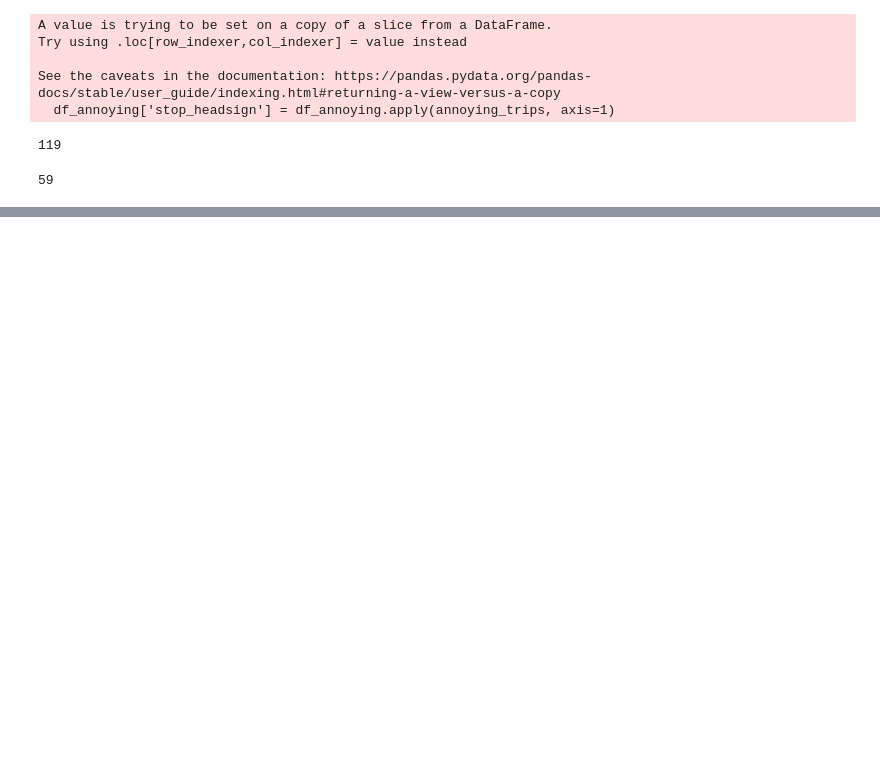
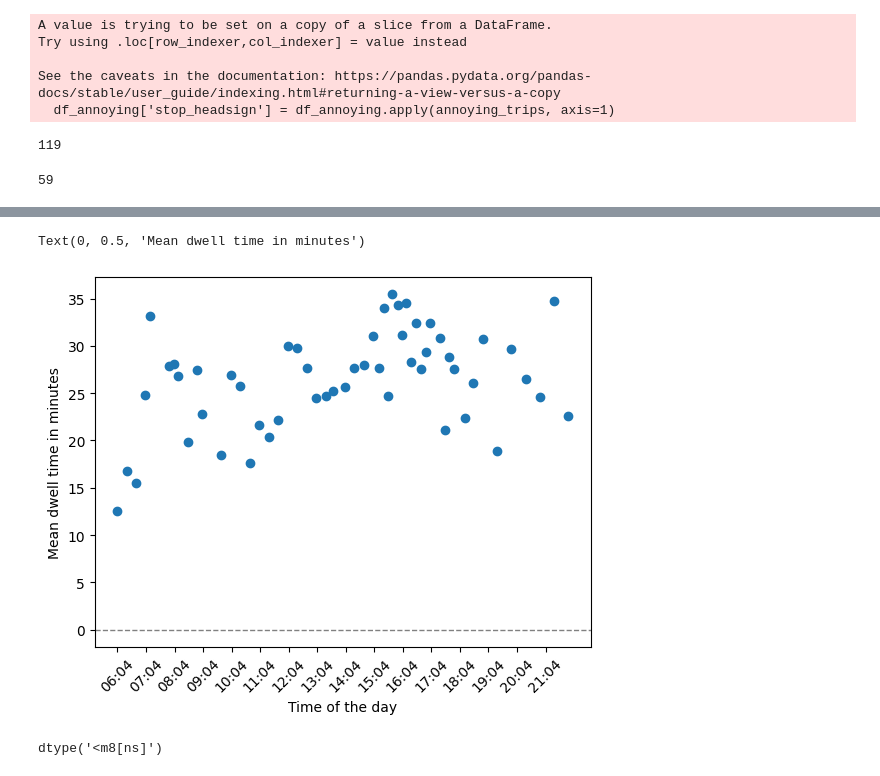
Before and after one commit to jesus-martinez02/PT-Project, a Jupyter notebook: boxplot (2).ipynb, the cells around one changed output, grey strips where cells are left out. Cells and saved outputs as stored; diff of their text form; code cells hidden in the pictures; blank space fills up the shorter version.

```diff
--- a/boxplot (2).ipynb
+++ b/boxplot (2).ipynb
@@ -245,0 +280,23 @@ len(df['trip_id'].unique())
+# %%
+def func(val):
+    return val.total_seconds()
+
+plt.scatter(df_trips['start_hour'],df_trips['mean_dwell_time'].apply(lambda x: func(x)))
+# Format x-axis: ticks every 30 minutes
+locator = pd.date_range(start=df_trips['start_hour'].min(),
+                        end=df_trips['start_hour'].max(),
+                        freq='1h')
+
+plt.xticks(locator, [ts.strftime('%H:%M') for ts in locator], rotation=45)
+
+# Optional: horizontal line (e.g., baseline at y=0)
+plt.axhline(y=0, color='gray', linestyle='--', linewidth=1)
+plt.xlabel("Time of the day")
+plt.ylabel("Mean dwell time in minutes")
+# %% [output]
+Text(0, 0.5, 'Mean dwell time in minutes')
+[figure, added]
+# %%
+df_trips['mean_dwell_time'].dtype
+# %% [output]
+dtype('<m8[ns]')
```
Also changed, not shown: parts of 23 cells of this notebook.
